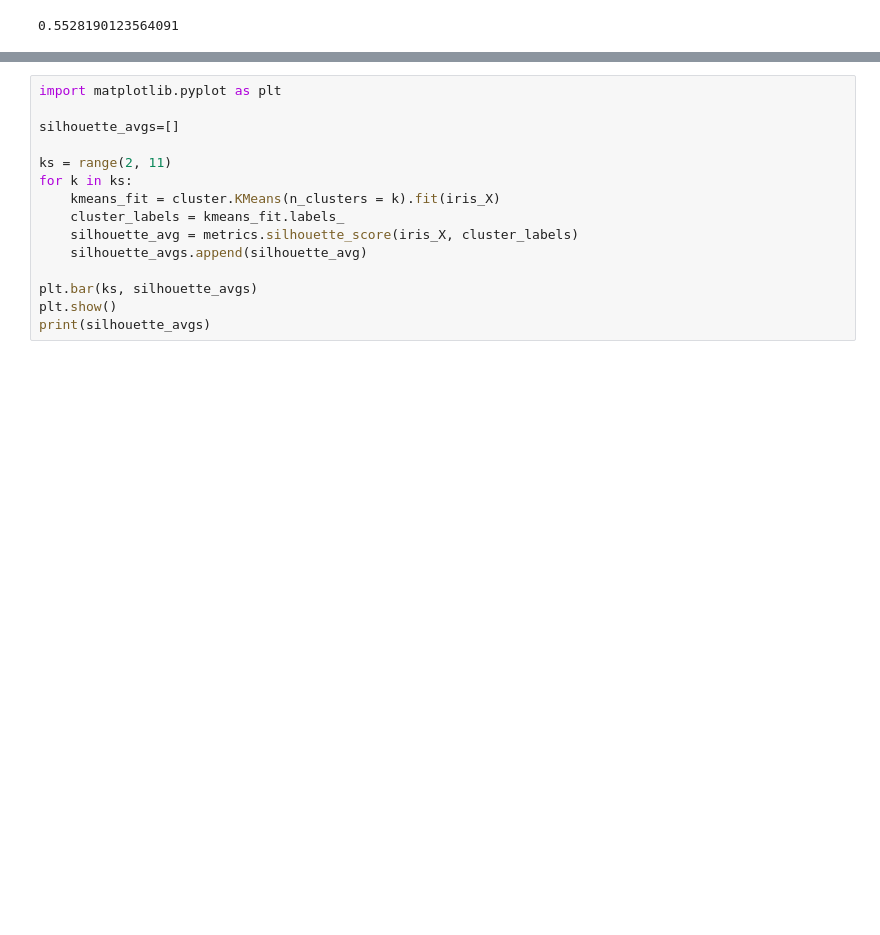
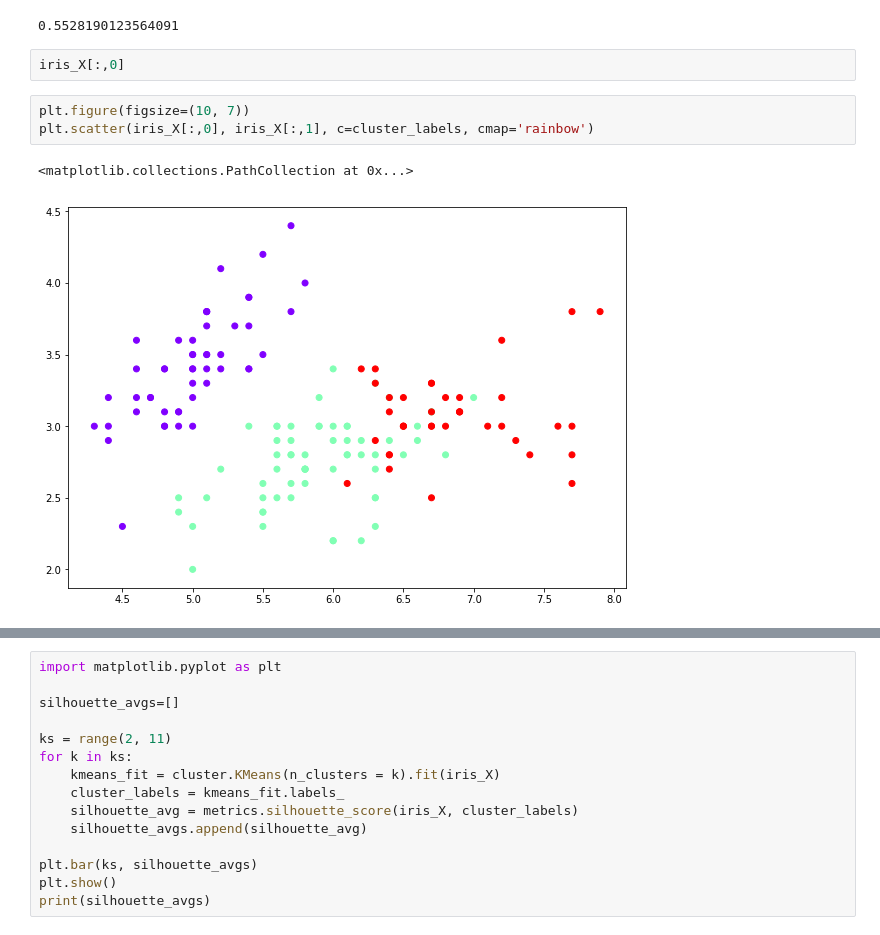
Before and after one commit to spyro12393/nutcForMelody, a Jupyter notebook: kmeans.ipynb, the cells around one changed output, grey strips where cells are left out. Drawn from its saved outputs; the diff is of its cells as text; blank space fills up the shorter version.

```diff
--- a/kmeans.ipynb
+++ b/kmeans.ipynb
@@ -84,3 +84,11 @@ silhouette_avg = metrics.silhouette_score(iris_X, cluster_labels)
 print(silhouette_avg)
 # %% [output]
 0.5528190123564091
+# %%
+iris_X[:,0]
+# %%
+plt.figure(figsize=(10, 7))
+plt.scatter(iris_X[:,0], iris_X[:,1], c=cluster_labels, cmap='rainbow')
+# %% [output]
+<matplotlib.collections.PathCollection at 0x...>
+[figure, added]
```
Also changed, not shown: parts of 3 cells of this notebook, 5 other files.
